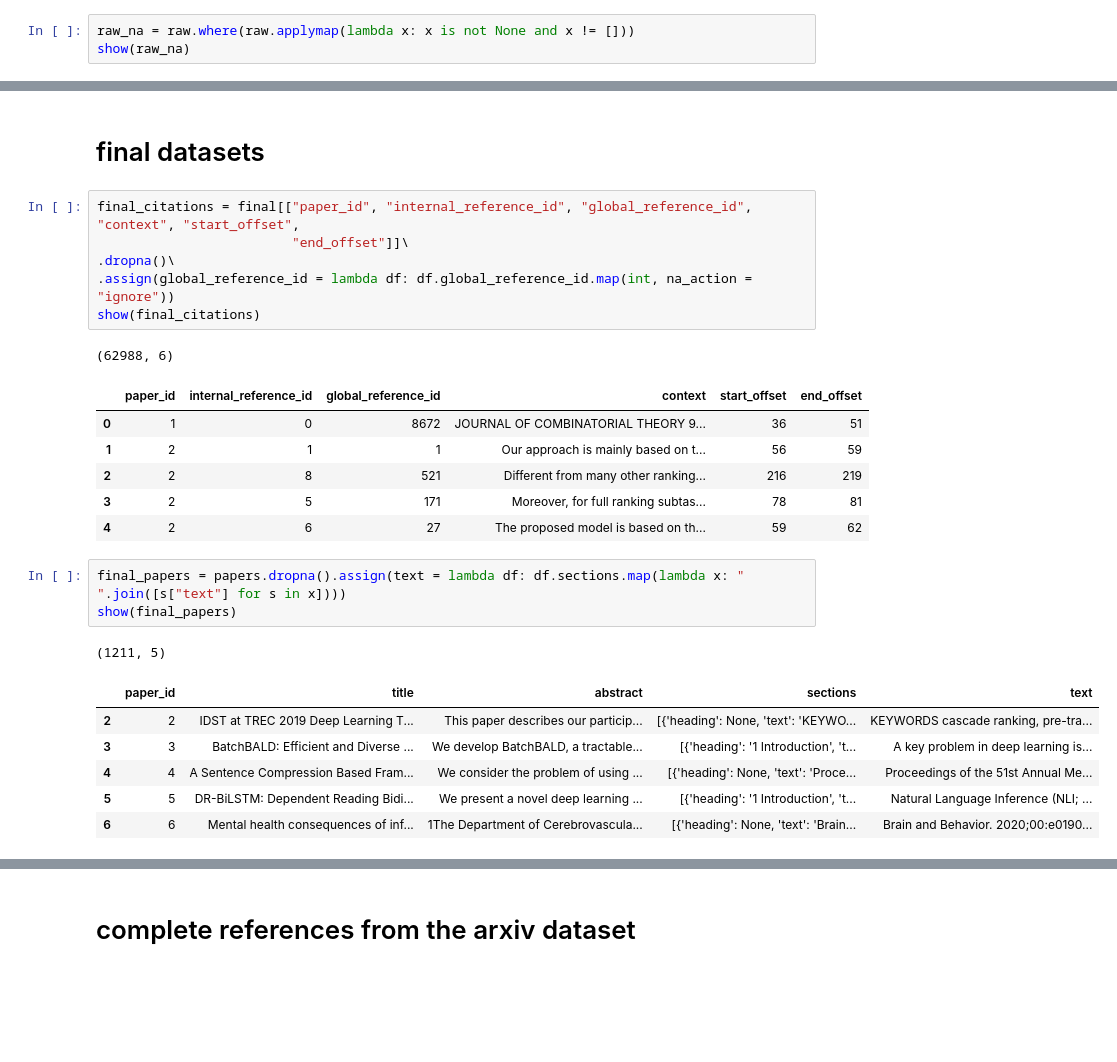
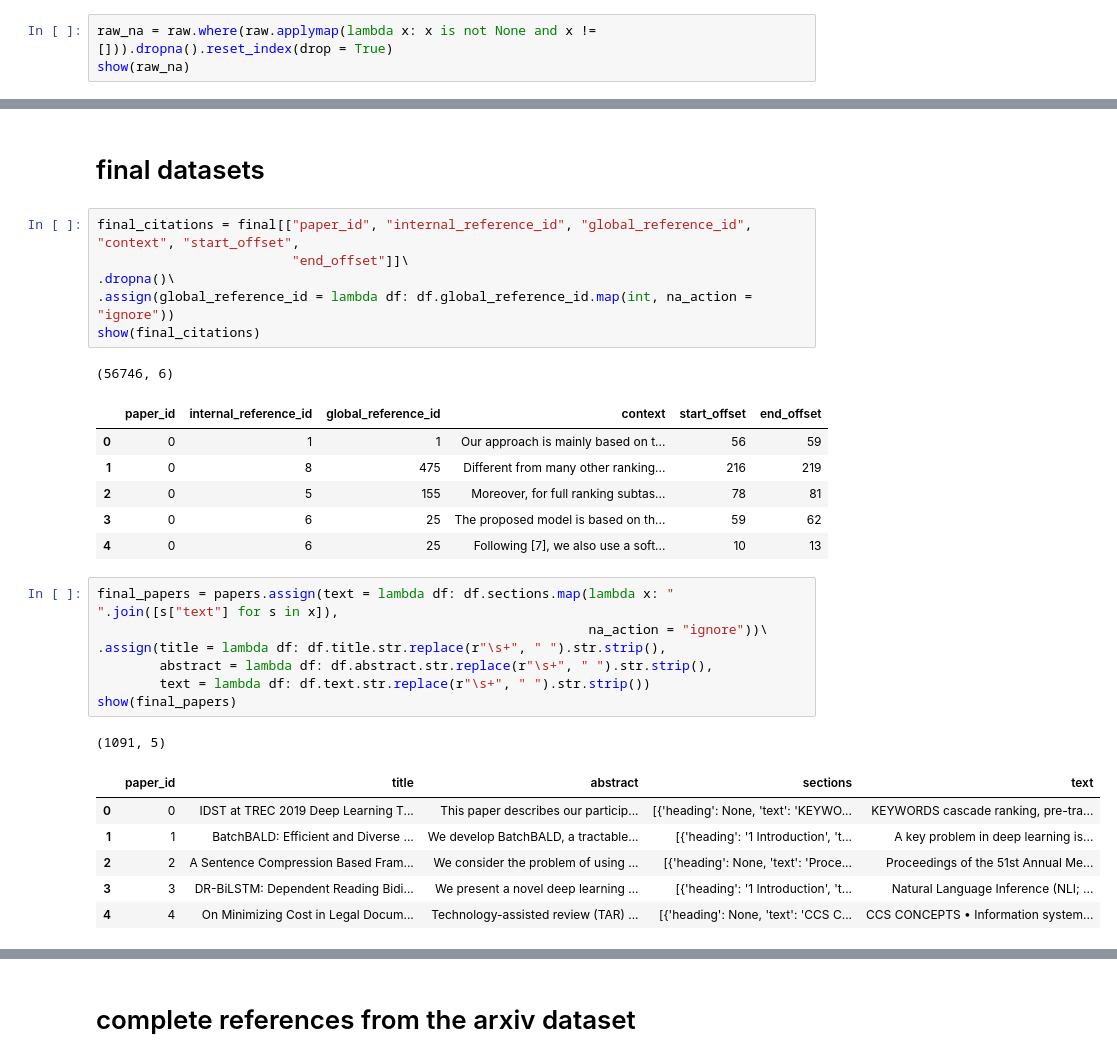
Before and after one commit to jarobyte91/rouge_sciqfs, a Jupyter notebook: notebooks/1_build_dataset.ipynb, the cells around one changed output, grey strips where cells are left out. Drawn from its saved outputs; the diff is of its cells as text; blank space fills up the shorter version.

```diff
--- a/notebooks/1_cleaning.ipynb
+++ b/notebooks/1_build_dataset.ipynb
@@ -52,6 +52,6 @@ show(raw)
 | 3 | /home/jarobyte/Zotero/storage/FEF... | {'source': 'CRF', 'title': 'Batch... | BatchBALD: Efficient and Diverse ... | We develop BatchBALD, a tractable... | [{'heading': '1 Introduction', 't... | [{'title': 'Toward the next gener... | [{'referenceID': 6, 'context': 'A... |
 | 4 | /home/jarobyte/Zotero/storage/GXE... | {'source': 'META', 'title': 'A Se... | A Sentence Compression Based Fram... | We consider the problem of using ... | [{'heading': None, 'text': 'Proce... | [{'title': 'Syntax directed trans... | [{'referenceID': 18, 'context': '... |
 # %%
-raw_na = raw.where(raw.applymap(lambda x: x is not None and x != []))
+raw_na = raw.where(raw.applymap(lambda x: x is not None and x != [])).dropna().reset_index(drop = True)
 show(raw_na)
 # %% [output]
@@ -200,24 +177,28 @@ final_citations = final[["paper_id", "internal_reference_id", "global_reference_
 .assign(global_reference_id = lambda df: df.global_reference_id.map(int, na_action = "ignore"))
 show(final_citations)
 # %% [output]
-(62988, 6)
+(56746, 6)
 |  | paper_id | internal_reference_id | global_reference_id | context | start_offset | end_offset |
-| 0 | 1 | 0 | 8672 | JOURNAL OF COMBINATORIAL THEORY 9... | 36 | 51 |
-| 1 | 2 | 1 | 1 | Our approach is mainly based on t... | 56 | 59 |
-| 2 | 2 | 8 | 521 | Different from many other ranking... | 216 | 219 |
-| 3 | 2 | 5 | 171 | Moreover, for full ranking subtas... | 78 | 81 |
-| 4 | 2 | 6 | 27 | The proposed model is based on th... | 59 | 62 |
+| 0 | 0 | 1 | 1 | Our approach is mainly based on t... | 56 | 59 |
+| 1 | 0 | 8 | 475 | Different from many other ranking... | 216 | 219 |
+| 2 | 0 | 5 | 155 | Moreover, for full ranking subtas... | 78 | 81 |
+| 3 | 0 | 6 | 25 | The proposed model is based on th... | 59 | 62 |
+| 4 | 0 | 6 | 25 | Following [7], we also use a soft... | 10 | 13 |
 # %%
-final_papers = papers.dropna().assign(text = lambda df: df.sections.map(lambda x: " ".join([s["text"] for s in x])))
+final_papers = papers.assign(text = lambda df: df.sections.map(lambda x: " ".join([s["text"] for s in x]),
+                                                               na_action = "ignore"))\
+.assign(title = lambda df: df.title.str.replace(r"\s+", " ").str.strip(),
+        abstract = lambda df: df.abstract.str.replace(r"\s+", " ").str.strip(),
+        text = lambda df: df.text.str.replace(r"\s+", " ").str.strip())
 show(final_papers)
 # %% [output]
-(1211, 5)
+(1091, 5)
 |  | paper_id | title | abstract | sections | text |
-| 2 | 2 | IDST at TREC 2019 Deep Learning T... | This paper describes our particip... | [{'heading': None, 'text': 'KEYWO... | KEYWORDS cascade ranking, pre-tra... |
-| 3 | 3 | BatchBALD: Efficient and Diverse ... | We develop BatchBALD, a tractable... | [{'heading': '1 Introduction', 't... | A key problem in deep learning is... |
-| 4 | 4 | A Sentence Compression Based Fram... | We consider the problem of using ... | [{'heading': None, 'text': 'Proce... | Proceedings of the 51st Annual Me... |
-| 5 | 5 | DR-BiLSTM: Dependent Reading Bidi... | We present a novel deep learning ... | [{'heading': '1 Introduction', 't... | Natural Language Inference (NLI; ... |
-| 6 | 6 | Mental health consequences of inf... | 1The Department of Cerebrovascula... | [{'heading': None, 'text': 'Brain... | Brain and Behavior. 2020;00:e0190... |
+| 0 | 0 | IDST at TREC 2019 Deep Learning T... | This paper describes our particip... | [{'heading': None, 'text': 'KEYWO... | KEYWORDS cascade ranking, pre-tra... |
+| 1 | 1 | BatchBALD: Efficient and Diverse ... | We develop BatchBALD, a tractable... | [{'heading': '1 Introduction', 't... | A key problem in deep learning is... |
+| 2 | 2 | A Sentence Compression Based Fram... | We consider the problem of using ... | [{'heading': None, 'text': 'Proce... | Proceedings of the 51st Annual Me... |
+| 3 | 3 | DR-BiLSTM: Dependent Reading Bidi... | We present a novel deep learning ... | [{'heading': '1 Introduction', 't... | Natural Language Inference (NLI; ... |
+| 4 | 4 | On Minimizing Cost in Legal Docum... | Technology-assisted review (TAR) ... | [{'heading': None, 'text': 'CCS C... | CCS CONCEPTS • Information system... |
 # %%
 references_abstract = unique_references\
 .merge(final_papers.assign(title_join = lambda df: df.title.str.replace("[^a-zA-Z]", "").str.lower()),
```
Also changed, not shown: parts of 14 cells of this notebook, 4 other files.
